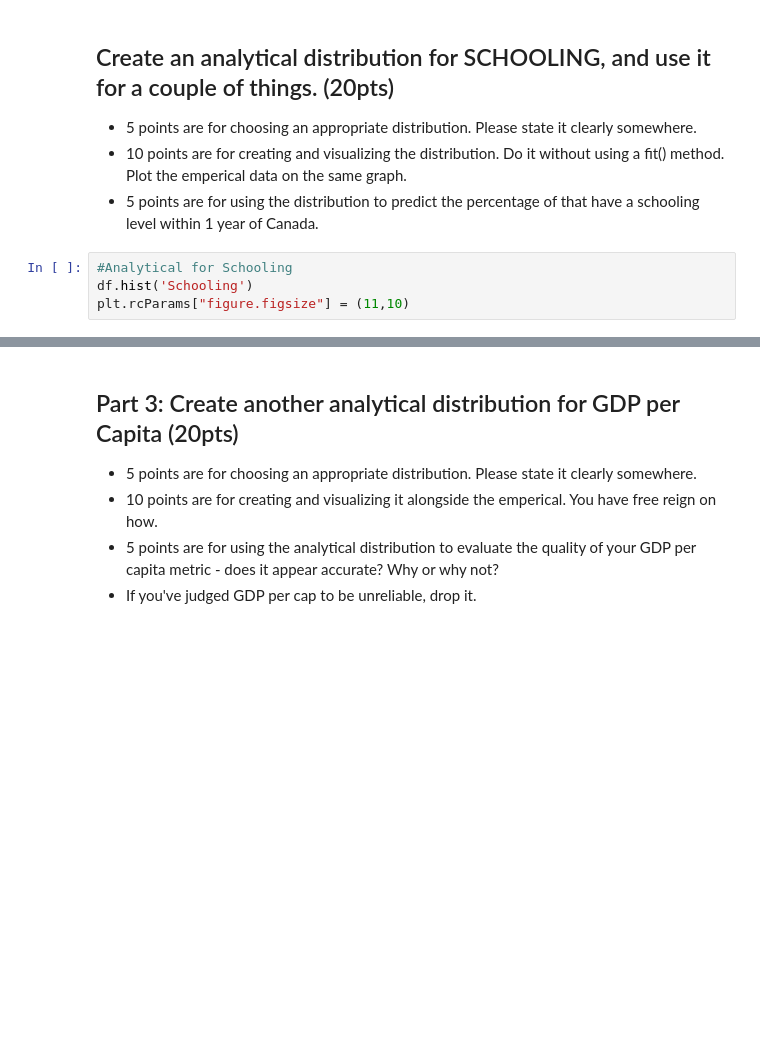
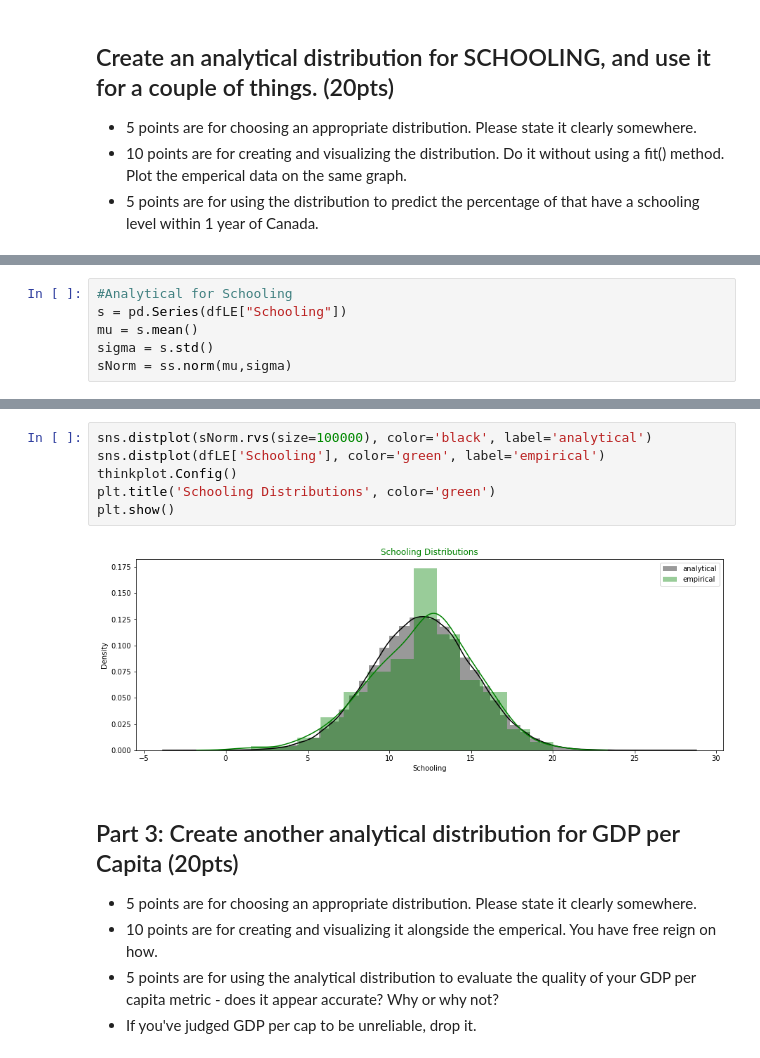
Before and after one commit to allyryry/3450_Asn2_Students, a Jupyter notebook: asn2Workbook.ipynb, the cells around one changed output, grey strips where cells are left out. Saved outputs shown, nothing was run; the diff lists cells and outputs as text; blank space fills up the shorter version.

```diff
--- a/asn2Workbook.ipynb
+++ b/asn2Workbook.ipynb
@@ -110,7 +127,3 @@ ValueError: could not convert string to float: 'AdultMortality'
 <li>5 points are for choosing an appropriate distribution. Please state it clearly somewhere.
 <li>10 points are for creating and visualizing the distribution. Do it without using a fit() method. Plot the emperical data on the same graph.
 <li>5 points are for using the distribution to predict the percentage of that have a schooling level within 1 year of Canada.
-# %%
-#Analytical for Schooling
-df.hist('Schooling')
-plt.rcParams["figure.figsize"] = (11,10)
@@ -118,0 +130,6 @@ plt.rcParams["figure.figsize"] = (11,10)
+# %%
+#Analytical for Schooling
+s = pd.Series(dfLE["Schooling"])
+mu = s.mean()
+sigma = s.std()
+sNorm = ss.norm(mu,sigma)
@@ -119,3 +139,11 @@ plt.rcParams["figure.figsize"] = (11,10)
+# %%
+sns.distplot(sNorm.rvs(size=100000), color='black', label='analytical')
+sns.distplot(dfLE['Schooling'], color='green', label='empirical')
+thinkplot.Config()
+plt.title('Schooling Distributions', color='green')
+plt.show()
+# %% [output]
+[figure, added]
 # %% [markdown]
 <h2>Part 3: Create another analytical distribution for GDP per Capita (20pts)</h2>
 <ul>
```
Also changed, not shown: parts of 29 cells of this notebook.
